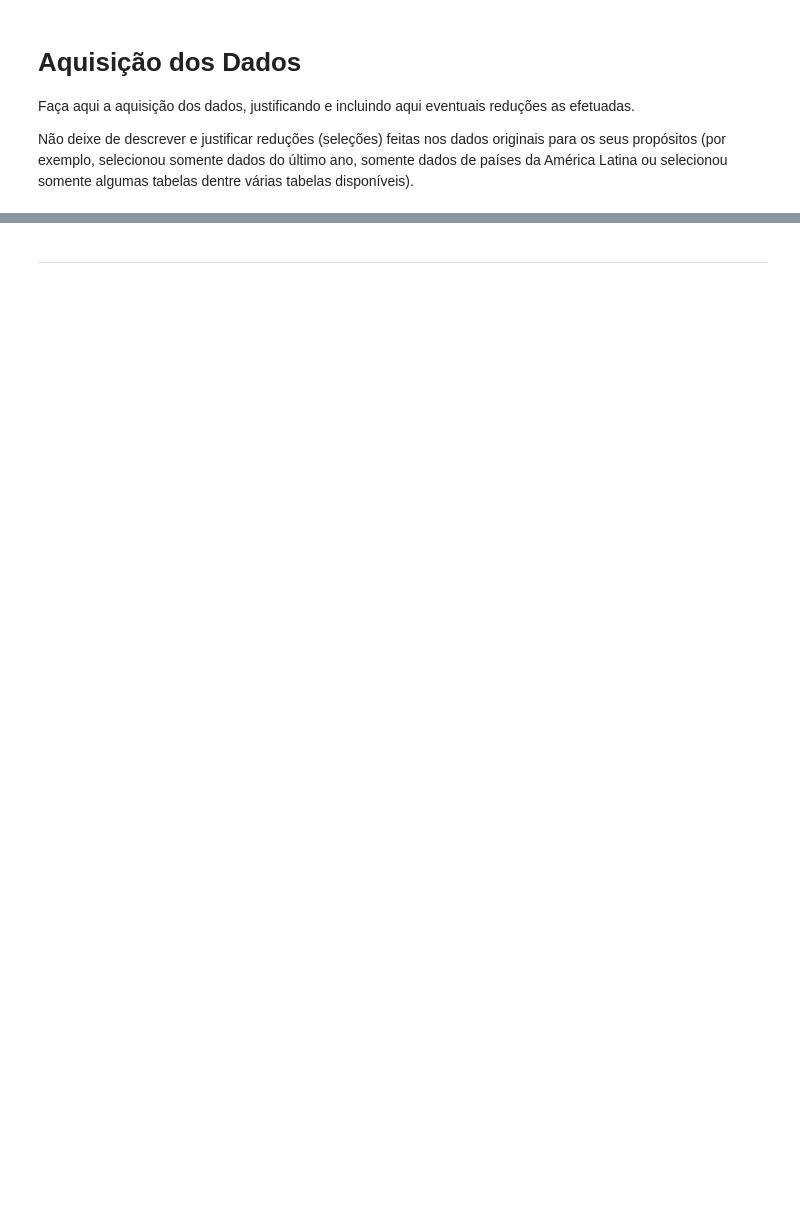
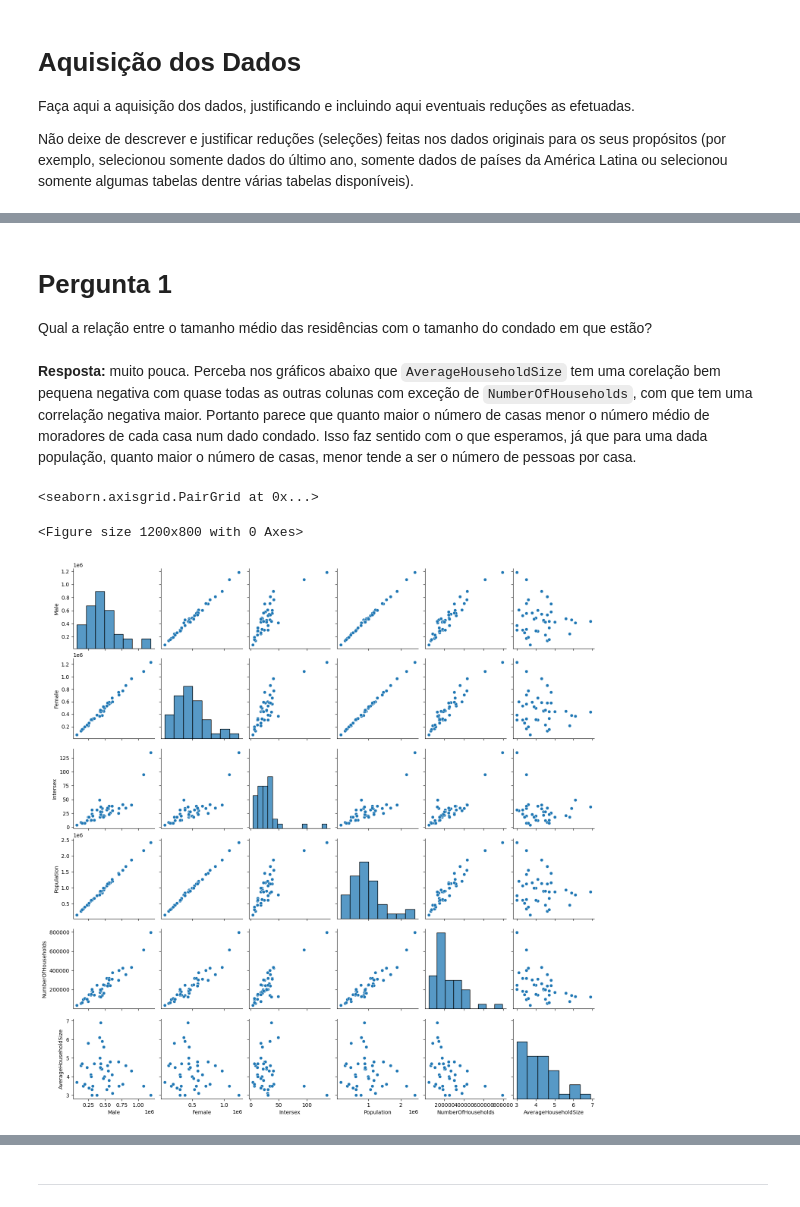
Before and after one commit to victorteodoro/exploratory-data-analysis-mackenzie, a Jupyter notebook: code/aula 7/AED_Projeto.ipynb, the cells around one changed output, grey strips where cells are left out. Drawn from its saved outputs; the diff is of its cells as text; code cells hidden in the pictures; blank space fills up the shorter version.

```diff
--- a/code/aula 7/AED_Projeto.ipynb
+++ b/code/aula 7/AED_Projeto.ipynb
@@ -163,0 +59,4 @@ Com base nas suas análises o que você conclui? Essa é uma parte importante do
+# %%
+crops = pd.read_csv('https://raw.githubusercontent.com/rfordatascience/tidytuesday/master/data/2021/2021-01-19/crops.csv') # df
+gender = pd.read_csv('https://raw.githubusercontent.com/rfordatascience/tidytuesday/master/data/2021/2021-01-19/gender.csv') # df1
+households = pd.read_csv('https://raw.githubusercontent.com/rfordatascience/tidytuesday/master/data/2021/2021-01-19/households.csv') # df2
@@ -163,0 +243,3 @@ Com base nas suas análises o que você conclui? Essa é uma parte importante do
+# %%
+households['County'] = households['County'].str.strip()
+households['County'].unique()
@@ -163,0 +256,3 @@ Com base nas suas análises o que você conclui? Essa é uma parte importante do
+# %%
+population_and_gender = gender.merge(households, on='County')
+population_and_gender.sample(5)
@@ -163,0 +270,5 @@ Com base nas suas análises o que você conclui? Essa é uma parte importante do
+# %%
+population_and_gender['Population'] = population_and_gender['Total']
+population_and_gender = population_and_gender.drop(columns=['Population'])
+population_and_gender = population_and_gender.rename(columns={'Total': 'Population'})
+population_and_gender.sample(5)
@@ -163,0 +282,14 @@ Com base nas suas análises o que você conclui? Essa é uma parte importante do
+# %% [markdown]
+# Pergunta 1
+
+Qual a relação entre o tamanho médio das residências com o tamanho do condado em que estão?
+# %% [markdown]
+**Resposta:** muito pouca. Perceba nos gráficos abaixo que `AverageHouseholdSize` tem uma corelação bem pequena negativa com quase todas as outras colunas com exceção de `NumberOfHouseholds`, com que tem uma correlação negativa maior. Portanto parece que quanto maior o número de casas menor o número médio de moradores de cada casa num dado condado. Isso faz sentido com o que esperamos, já que para uma dada população, quanto maior o número de casas, menor tende a ser o número de pessoas por casa.
+# %%
+plt.figure(figsize=(12, 8))
+
+sns.pairplot(population_and_gender)
+# %% [output]
+<seaborn.axisgrid.PairGrid at 0x...>
+<Figure size 1200x800 with 0 Axes>
+[figure, added]
```
Also changed, not shown: parts of 104 cells of this notebook, 1 other file.
